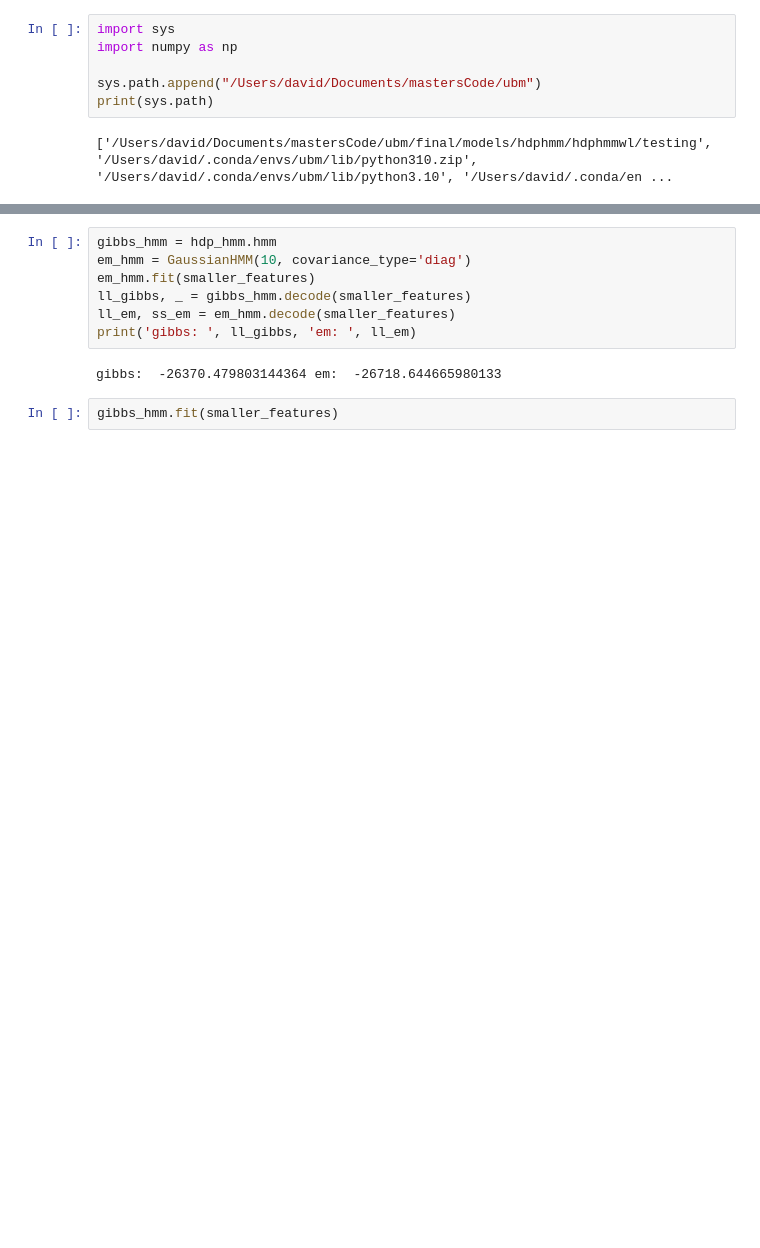
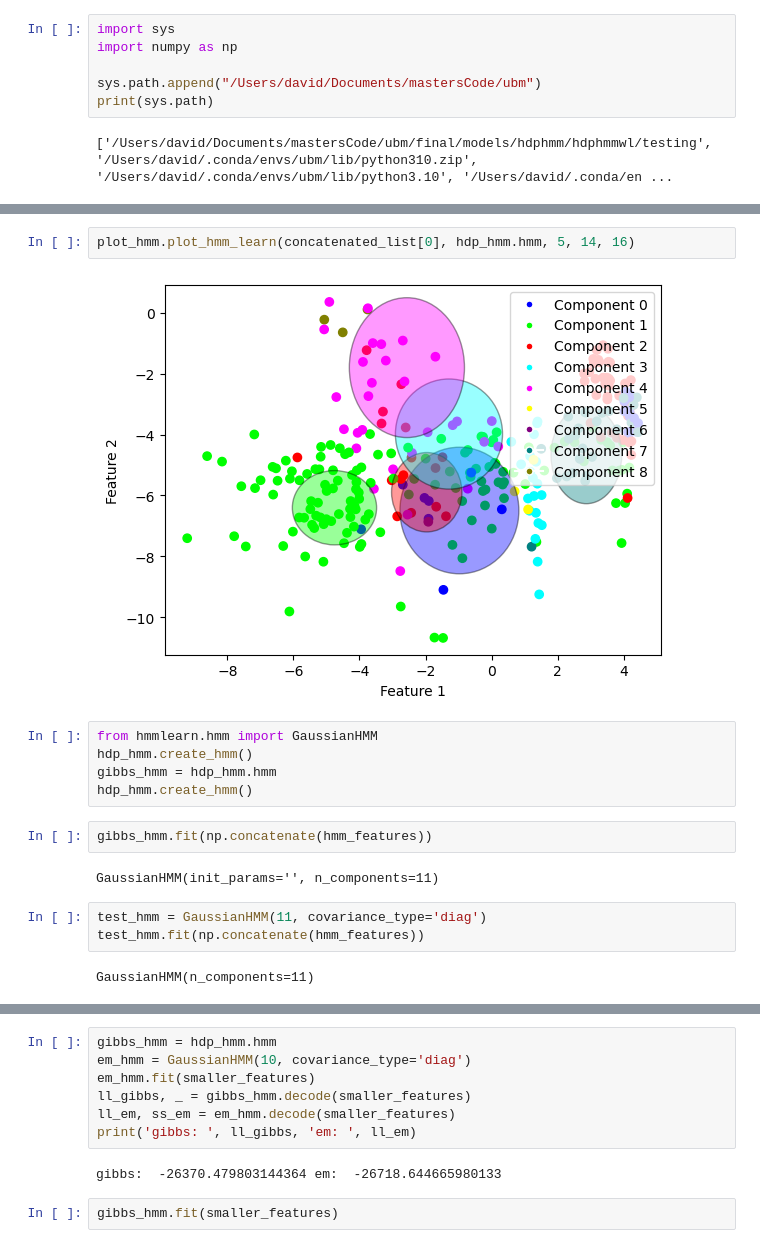
Before and after one commit to Davidjames9610/ubm, a Jupyter notebook: final/models/hdphmm/hdphmmwl/testing/whale_data_wl_test_1.ipynb, the cells around one changed output, grey strips where cells are left out. Saved outputs shown, nothing was run; the diff lists cells and outputs as text; blank space fills up the shorter version.

```diff
--- a/final/models/hdphmm/hdphmmwl/testing/whale_data_wl_test_1.ipynb
+++ b/final/models/hdphmm/hdphmmwl/testing/whale_data_wl_test_1.ipynb
@@ -79,0 +127,18 @@ sbp given
+# %%
+plot_hmm.plot_hmm_learn(concatenated_list[0], hdp_hmm.hmm, 5, 14, 16)
+# %% [output]
+[figure, added]
+# %%
+from hmmlearn.hmm import GaussianHMM
+hdp_hmm.create_hmm()
+gibbs_hmm = hdp_hmm.hmm
+hdp_hmm.create_hmm()
+# %%
+gibbs_hmm.fit(np.concatenate(hmm_features))
+# %% [output]
+GaussianHMM(init_params='', n_components=11)
+# %%
+test_hmm = GaussianHMM(11, covariance_type='diag')
+test_hmm.fit(np.concatenate(hmm_features))
+# %% [output]
+GaussianHMM(n_components=11)
```
Also changed, not shown: parts of 24 cells of this notebook, 13 other files.
